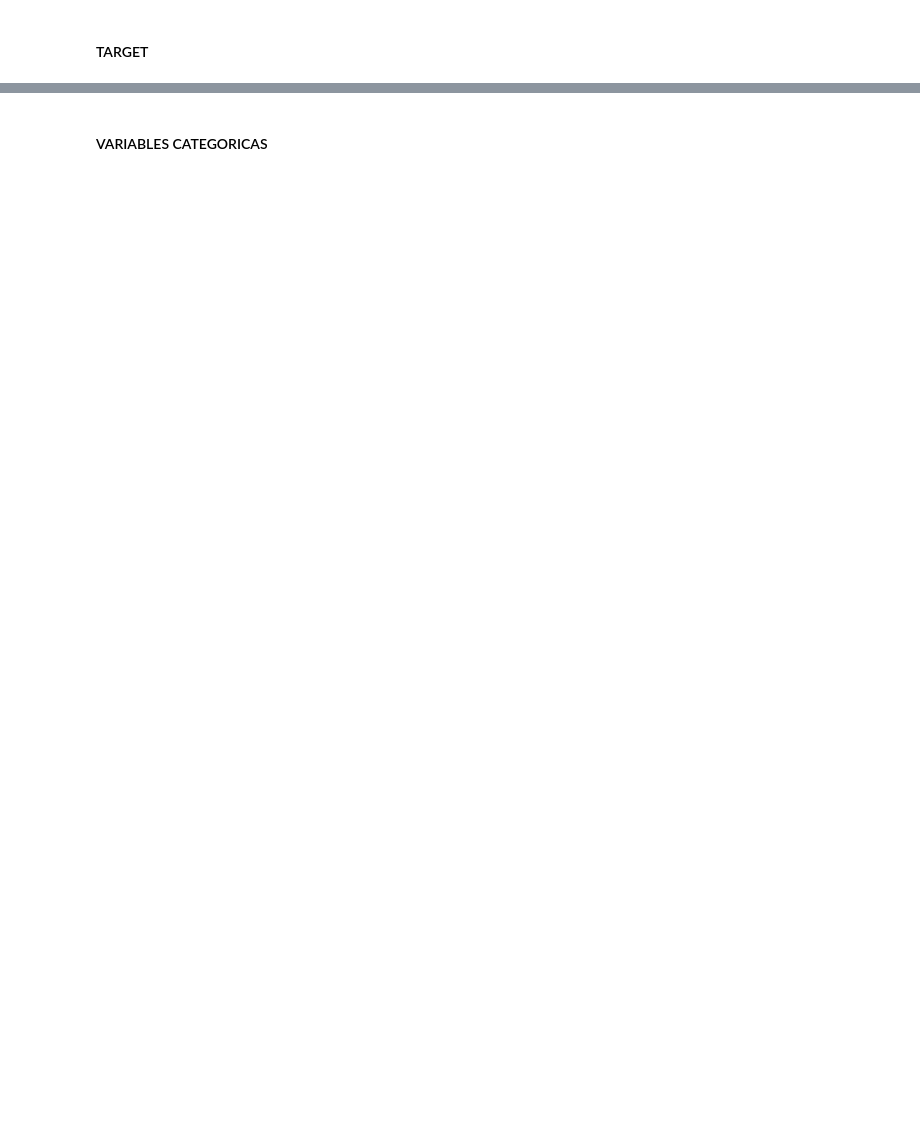
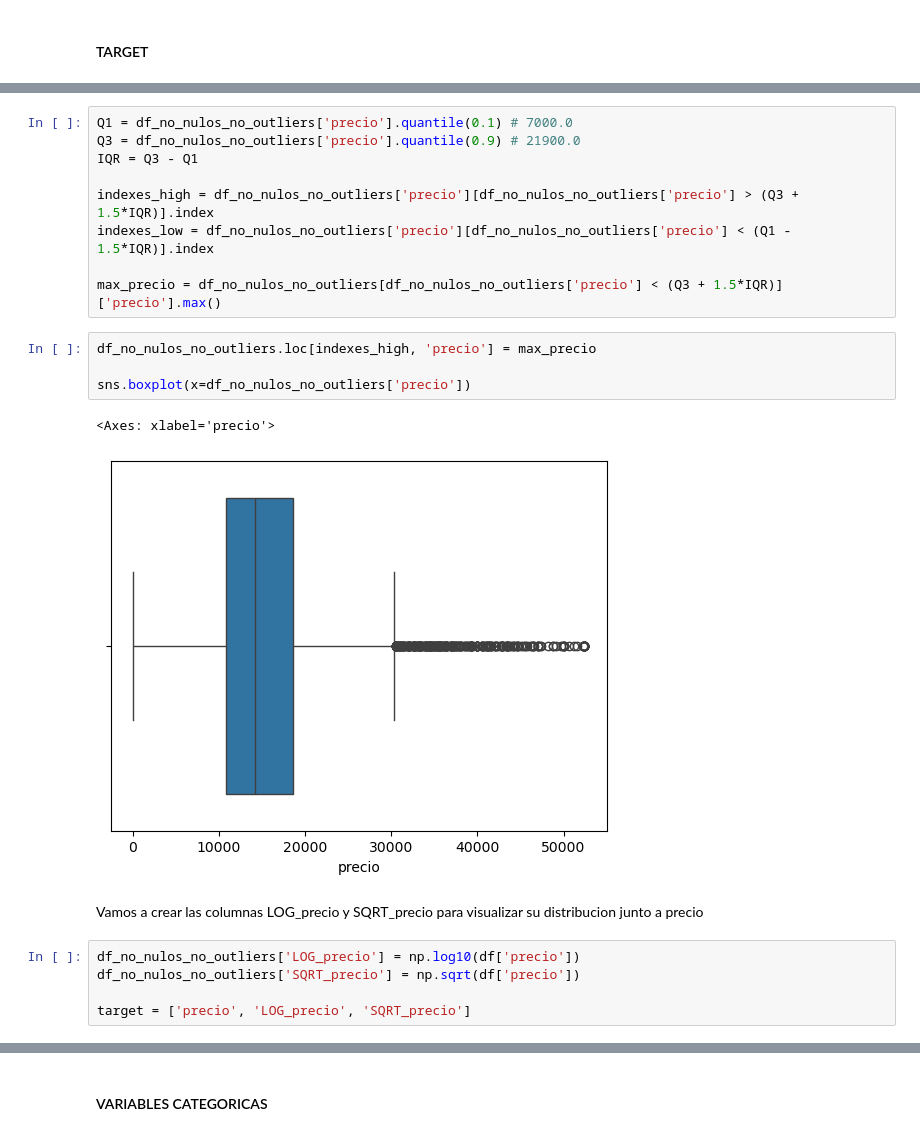
Before and after one commit to gsmanz/Data-Cleaning, a Jupyter notebook: entregable_1.ipynb, the cells around one changed output, grey strips where cells are left out. Drawn from its saved outputs; the diff is of its cells as text; blank space fills up the shorter version.

```diff
--- a/entregable_1.ipynb
+++ b/entregable_1.ipynb
@@ -1291,0 +1268,23 @@ plt.tight_layout()
+# %%
+Q1 = df_no_nulos_no_outliers['precio'].quantile(0.1) # 7000.0
+Q3 = df_no_nulos_no_outliers['precio'].quantile(0.9) # 21900.0
+IQR = Q3 - Q1
+
+indexes_high = df_no_nulos_no_outliers['precio'][df_no_nulos_no_outliers['precio'] > (Q3 + 1.5*IQR)].index
+indexes_low = df_no_nulos_no_outliers['precio'][df_no_nulos_no_outliers['precio'] < (Q1 - 1.5*IQR)].index
+
+max_precio = df_no_nulos_no_outliers[df_no_nulos_no_outliers['precio'] < (Q3 + 1.5*IQR)]['precio'].max()
+# %%
+df_no_nulos_no_outliers.loc[indexes_high, 'precio'] = max_precio
+
+sns.boxplot(x=df_no_nulos_no_outliers['precio'])
+# %% [output]
+<Axes: xlabel='precio'>
+[figure, added]
+# %% [markdown]
+Vamos a crear las columnas LOG_precio y SQRT_precio para visualizar su distribucion junto a precio
+# %%
+df_no_nulos_no_outliers['LOG_precio'] = np.log10(df['precio'])
+df_no_nulos_no_outliers['SQRT_precio'] = np.sqrt(df['precio'])
+
+target = ['precio', 'LOG_precio', 'SQRT_precio']
```
Also changed, not shown: parts of 53 cells of this notebook.
